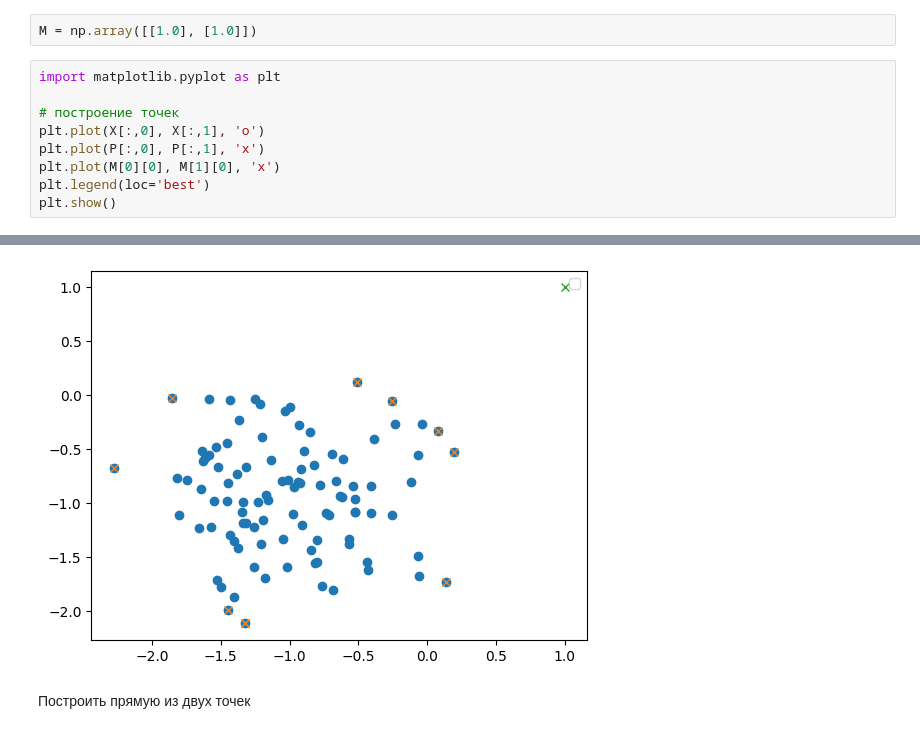
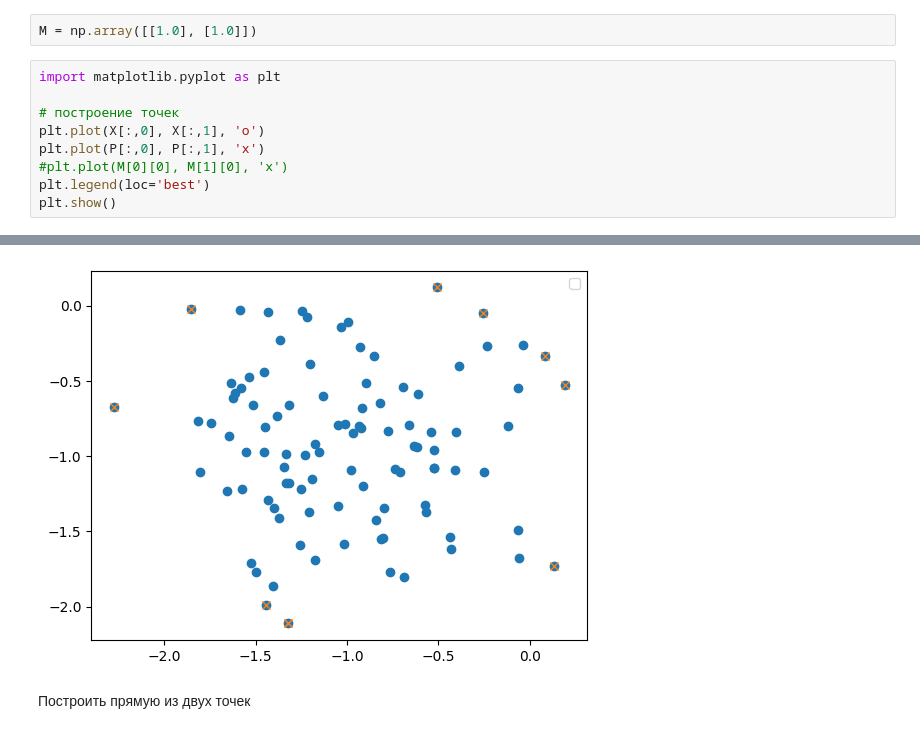
Before and after one commit to haminhtien99/ML-2023-summer, a Jupyter notebook: no1.ipynb, the cells around one changed output, grey strips where cells are left out. Saved outputs shown, nothing was run; the diff lists cells and outputs as text.

```diff
--- a/no1.ipynb
+++ b/no1.ipynb
@@ -461,7 +470,7 @@ import matplotlib.pyplot as plt
 # построение точек
 plt.plot(X[:,0], X[:,1], 'o')
 plt.plot(P[:,0], P[:,1], 'x')
-plt.plot(M[0][0], M[1][0], 'x')
+#plt.plot(M[0][0], M[1][0], 'x')
 plt.legend(loc='best')
 plt.show()
 # %% [output]
@@ -469,4 +478,4 @@ No artists with labels found to put in legend.  Note that artists whose label st
-[figure, old version]
+[figure, new version]
 # %% [markdown]
 Построить прямую из двух точек
 # %%
```
Also changed, not shown: parts of 6 cells of this notebook.
